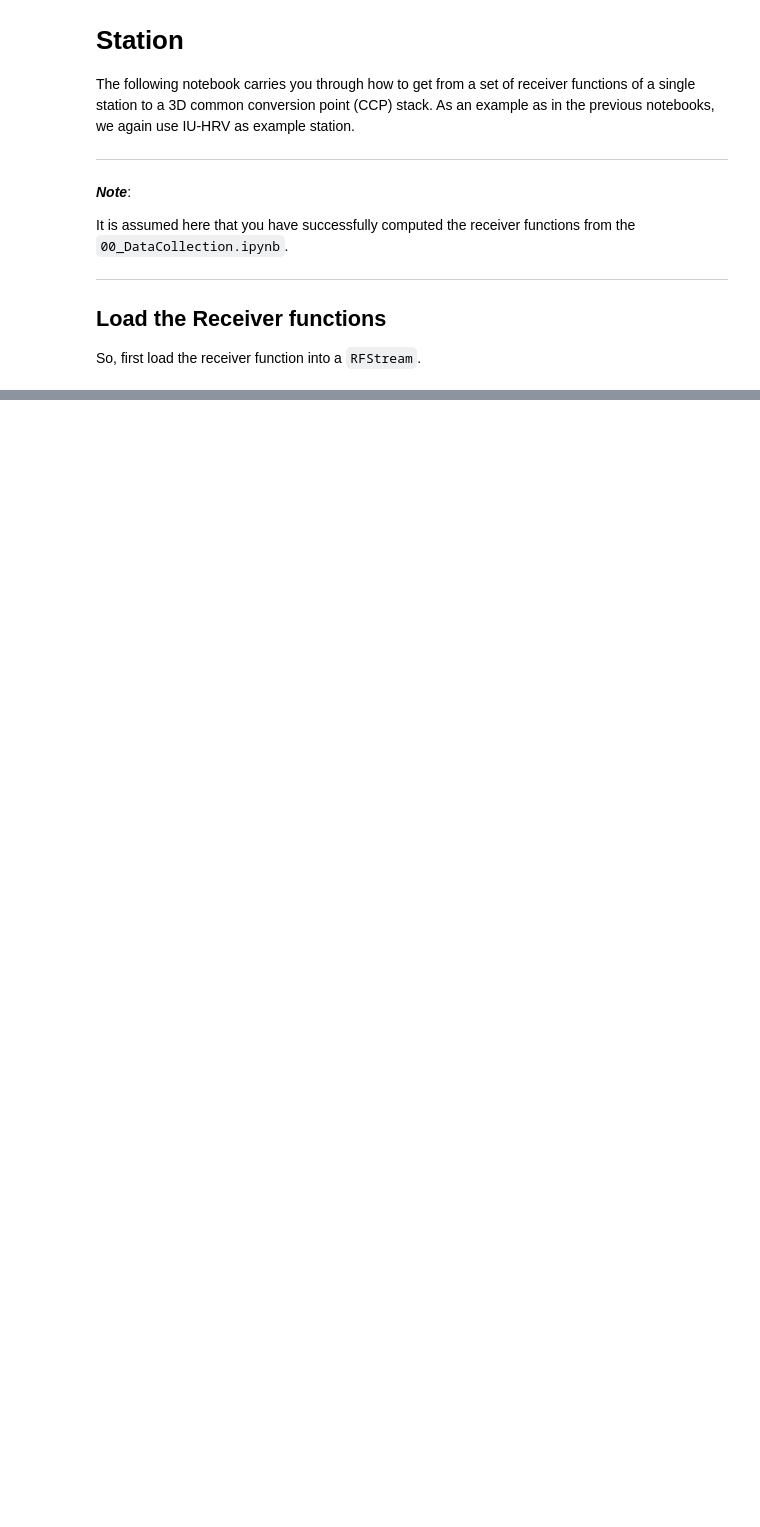
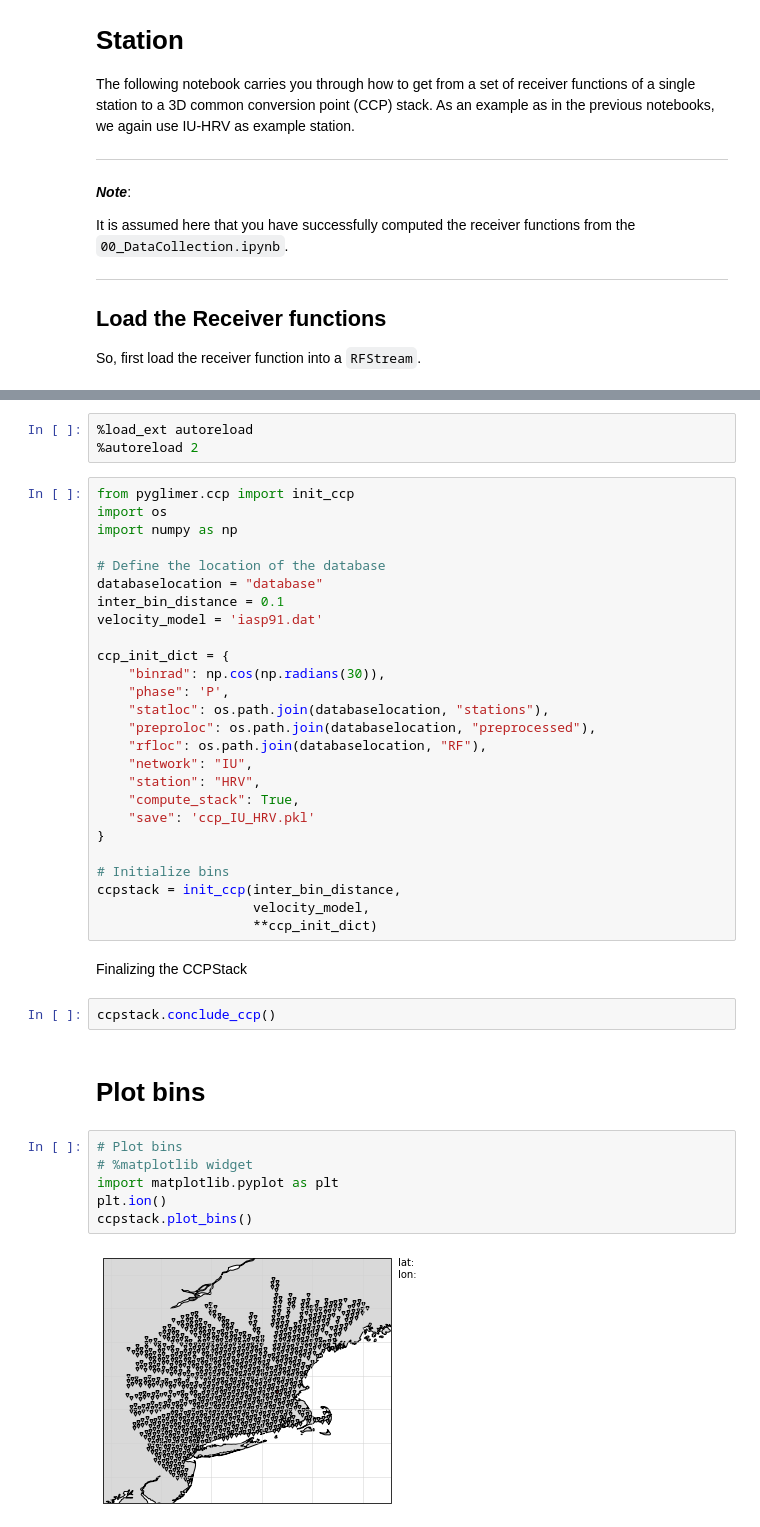
Before and after one commit to PyGLImER/PyGLImER, a Jupyter notebook: examples/02_CCPStack_SingleStation.ipynb, the cells around one changed output, grey strips where cells are left out. Drawn from its saved outputs; the diff is of its cells as text; blank space fills up the shorter version.

```diff
--- a/examples/02_CCPStack_SingleStation.ipynb
+++ b/examples/02_CCPStack_SingleStation.ipynb
@@ -41,0 +43,43 @@ to set the taper to False
+# %%
+%load_ext autoreload
+%autoreload 2
+# %%
+from pyglimer.ccp import init_ccp
+import os
+import numpy as np
+
+# Define the location of the database
+databaselocation = "database"
+inter_bin_distance = 0.1
+velocity_model = 'iasp91.dat'
+
+ccp_init_dict = {
+    "binrad": np.cos(np.radians(30)),
+    "phase": 'P',
+    "statloc": os.path.join(databaselocation, "stations"),
+    "preproloc": os.path.join(databaselocation, "preprocessed"),
+    "rfloc": os.path.join(databaselocation, "RF"),
+    "network": "IU",
+    "station": "HRV",
+    "compute_stack": True,
+    "save": 'ccp_IU_HRV.pkl'
+}
+
+# Initialize bins
+ccpstack = init_ccp(inter_bin_distance,
+                    velocity_model,
+                    **ccp_init_dict)
+# %% [markdown]
+Finalizing the CCPStack
+# %%
+ccpstack.conclude_ccp()
+# %% [markdown]
+# Plot bins
+# %%
+# Plot bins
+# %matplotlib widget
+import matplotlib.pyplot as plt
+plt.ion()
+ccpstack.plot_bins()
+# %% [output]
+[figure, added]
```
Also changed, not shown: parts of 8 cells of this notebook, 8 other files.
